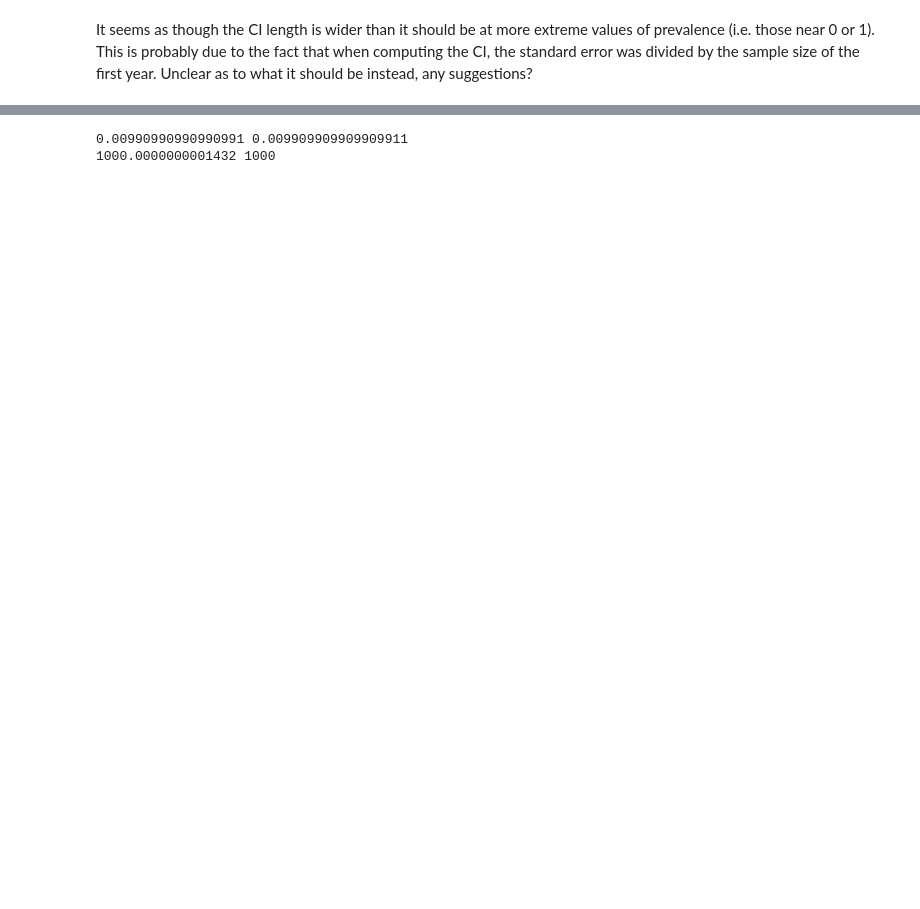
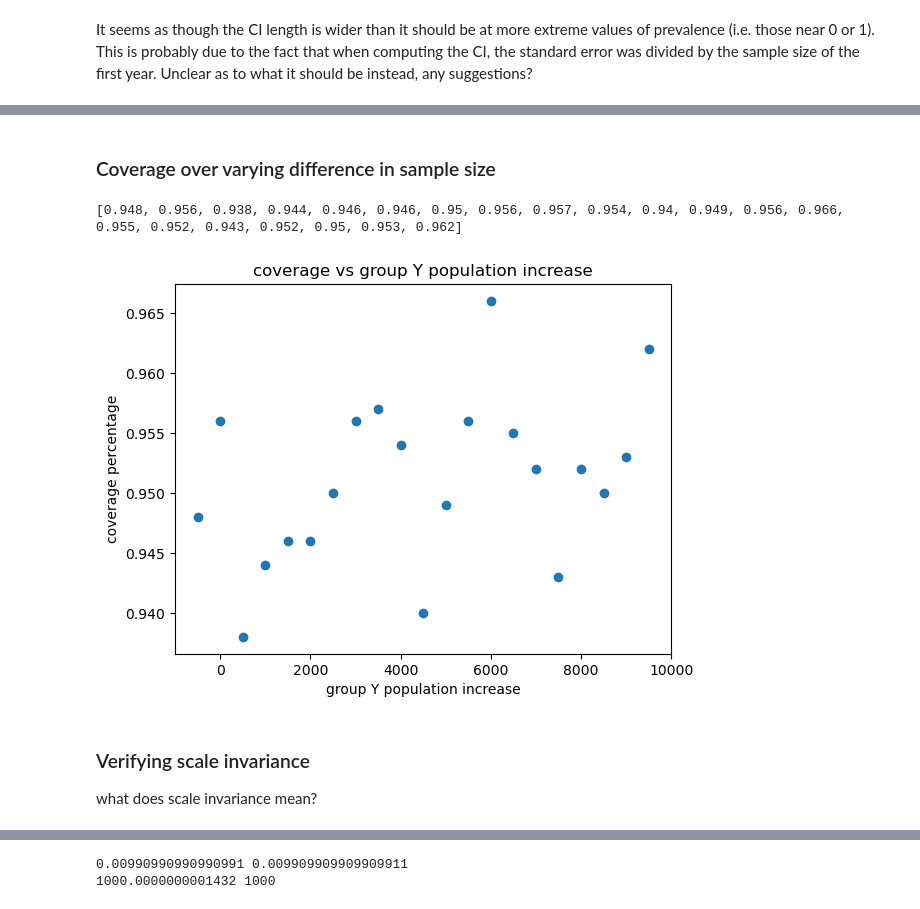
Before and after one commit to ihmeuw-msca/distrx, a Jupyter notebook: simulations.ipynb, the cells around one changed output, grey strips where cells are left out. Saved outputs shown, nothing was run; the diff lists cells and outputs as text; code cells hidden in the pictures; blank space fills up the shorter version.

```diff
--- a/simulations.ipynb
+++ b/simulations.ipynb
@@ -210,0 +189,36 @@ TypeError: unsupported operand type(s) for /: 'list' and 'int'
+# %% [markdown]
+### Coverage over varying difference in sample size
+# %%
+# perhaps plot on a log scale?
+# is it better to scale by the larger population?
+y2_population_incs = np.arange(-500, 10000, 500)
+all_coverages = []
+
+for y2_pop_inc in y2_population_incs:
+  coverages, mu_txs, ci_uppers, ci_lowers = np.zeros(NREP), np.zeros(NREP), np.zeros(NREP), np.zeros(NREP)
+  Y1_POP, Y1_PREV = 1000, 0.1
+  Y2_POP, Y2_PREV = Y1_POP + y2_pop_inc, 0.3
+  TRUE_DIFF = (Y2_PREV / Y1_PREV) - 1
+
+  y1_incid = np.random.binomial(Y1_POP, Y1_PREV, size=NREP)
+  y2_incid = np.random.binomial(Y2_POP, Y2_PREV, size=NREP)
+  for i in range(NREP):
+    mu_txs[i], sigma_hat = transform_percentage_change(y1_incid[i], Y1_POP, y2_incid[i], Y2_POP)
+    ci_uppers[i] = mu_txs[i] + Q * sigma_hat
+    ci_lowers[i] = mu_txs[i] - Q * sigma_hat
+    if (ci_lowers[i] < TRUE_DIFF and TRUE_DIFF < ci_uppers[i]):
+      coverages[i] = 1
+  all_coverages.append((coverages == 1).sum() / NREP)
+
+print(all_coverages)
+plt.xlabel("group Y population increase")
+plt.ylabel("coverage percentage")
+plt.title("coverage vs group Y population increase")
+plt.scatter(y2_population_incs, all_coverages)
+plt.show()
+# %% [output]
+[0.948, 0.956, 0.938, 0.944, 0.946, 0.946, 0.95, 0.956, 0.957, 0.954, 0.94, 0.949, 0.956, 0.966, 0.955, 0.952, 0.943, 0.952, 0.95, 0.953, 0.962]
+[figure, added]
+# %% [markdown]
+### Verifying scale invariance
+what does scale invariance mean?
```
Also changed, not shown: parts of 13 cells of this notebook, 2 other files.
